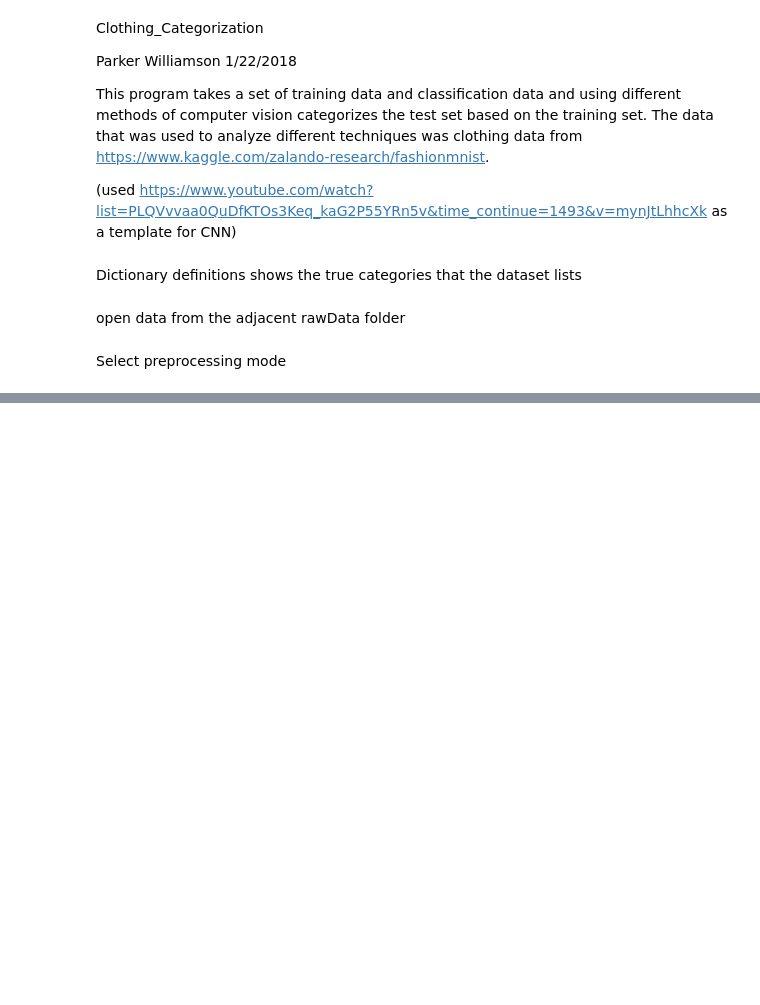
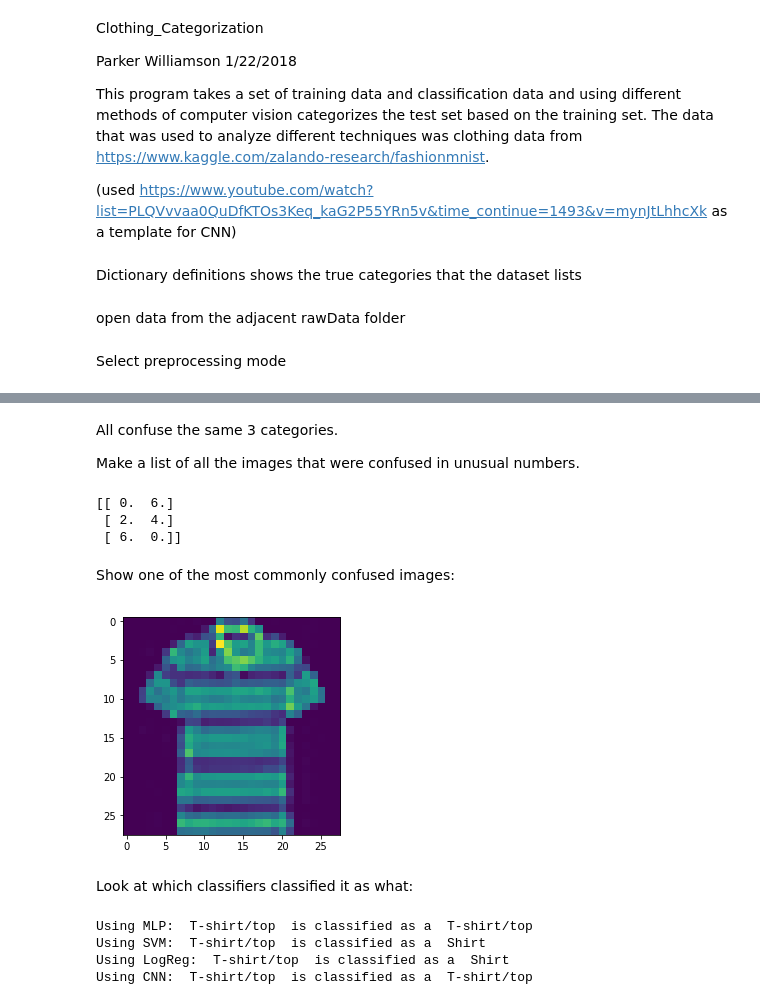
Before and after one commit to ParkerWilliamson/clothingCategorization, a Jupyter notebook: Clothing_Categorization_exploration.ipynb, the cells around one changed output, grey strips where cells are left out. Cells and saved outputs as stored; diff of their text form; code cells hidden in the pictures; blank space fills up the shorter version.

```diff
--- a/Clothing_Categorization_exploration.ipynb
+++ b/Clothing_Categorization_exploration.ipynb
@@ -198,0 +293,4 @@ Epoch 5/12
+# %%
+#print(np.shape(list(results_MLP)))
+results = np.transpose(np.vstack((results_MLP,results_SVM,results_LogReg,results_CNN)))
+#print(np.shape(results))
@@ -198,0 +323,7 @@ Epoch 5/12
+# %%
+confusionCNN = np.zeros((10,10))
+
+for place, truth in enumerate(classification_test.astype(int)):
+    confusionCNN[truth, results[place,3].astype(int)] += 1
+
+print(np.multiply(confusionCNN,4).astype(int)) # multiplied by 4 to allow a 1 for 1 comparision with the confusion matrix of all 4 models together
@@ -198,0 +343,20 @@ Epoch 5/12
+# %%
+incorrectClass = confusion[~np.eye(confusion.shape[0],dtype=bool)]
+percentileLims = np.percentile(incorrectClass,[2.5,97.5])
+print('95% percentiles: ', percentileLims)
+
+outliers = incorrectClass[(percentileLims[0]>incorrectClass)|(percentileLims[1]<incorrectClass)]
+print('outlier counts: ',outliers)
+
+outIndex = np.zeros((len(outliers),2))
+#finds the position of the outliers in the confusion matrix
+for idx,outlay in enumerate(outliers):
+    outIndex[idx,:] = np.argwhere(confusion==outlay)
+    #print(np.argwhere(confusion==outlay))
+
+print(outIndex)
+for pair in zip(*np.transpose(outIndex)) :
+    print(definitions[pair[0]],' is commonly classified as a ',definitions[pair[1]])
+
+#for pair in range(len(outliers)):
+#    print(definitions[int(outIndex[pair,0])],' is commonly classified as a ',definitions[int(outIndex[pair,1])])
@@ -198,0 +372,37 @@ Epoch 5/12
+# %% [markdown]
+All confuse the same 3 categories.
+
+
+Make a list of all the images that were confused in unusual numbers.
+# %%
+confusion_Net_Images = np.zeros((len(outIndex),784))
+print(outIndex)
+for place, imageCat in enumerate(classification_test):
+    for pairNum, badPair in enumerate(zip(*np.transpose(outIndex))):
+        # The image category is in the outlier matrix and the classification is one of the most commonly confused then save to a bad image array
+        if((badPair[0]==int(imageCat)) & ((results[place,0]==badPair[1]) or (results[place,1]==badPair[1]) or (results[place,2]==badPair[1]) or (results[place,3]==badPair[1]))):
+            confusion_Net_Images[pairNum,:] += rawData_test[place]
+            lastplace= place
+# %% [output]
+[[ 0.  6.]
+ [ 2.  4.]
+ [ 6.  0.]]
+# %% [markdown]
+Show one of the most commonly confused images:
+# %%
+plt.imshow(rawData_test[lastplace][0:784].reshape((28,28)))
+plt.show()
+# %% [output]
+[figure, added]
+# %% [markdown]
+Look at which classifiers classified it as what:
+# %%
+print('Using MLP: ',definitions[int(classification_test[lastplace])],' is classified as a ',definitions[int(results[lastplace,0])])
+print('Using SVM: ',definitions[int(classification_test[lastplace])],' is classified as a ',definitions[int(results[lastplace,1])])
+print('Using LogReg: ',definitions[int(classification_test[lastplace])],' is classified as a ',definitions[int(results[lastplace,2])])
+print('Using CNN: ',definitions[int(classification_test[lastplace])],' is classified as a ',definitions[int(results[lastplace,3])])
+# %% [output]
+Using MLP:  T-shirt/top  is classified as a  T-shirt/top
+Using SVM:  T-shirt/top  is classified as a  Shirt
+Using LogReg:  T-shirt/top  is classified as a  Shirt
+Using CNN:  T-shirt/top  is classified as a  T-shirt/top
```
Also changed, not shown: parts of 79 cells of this notebook, 4 other files.
